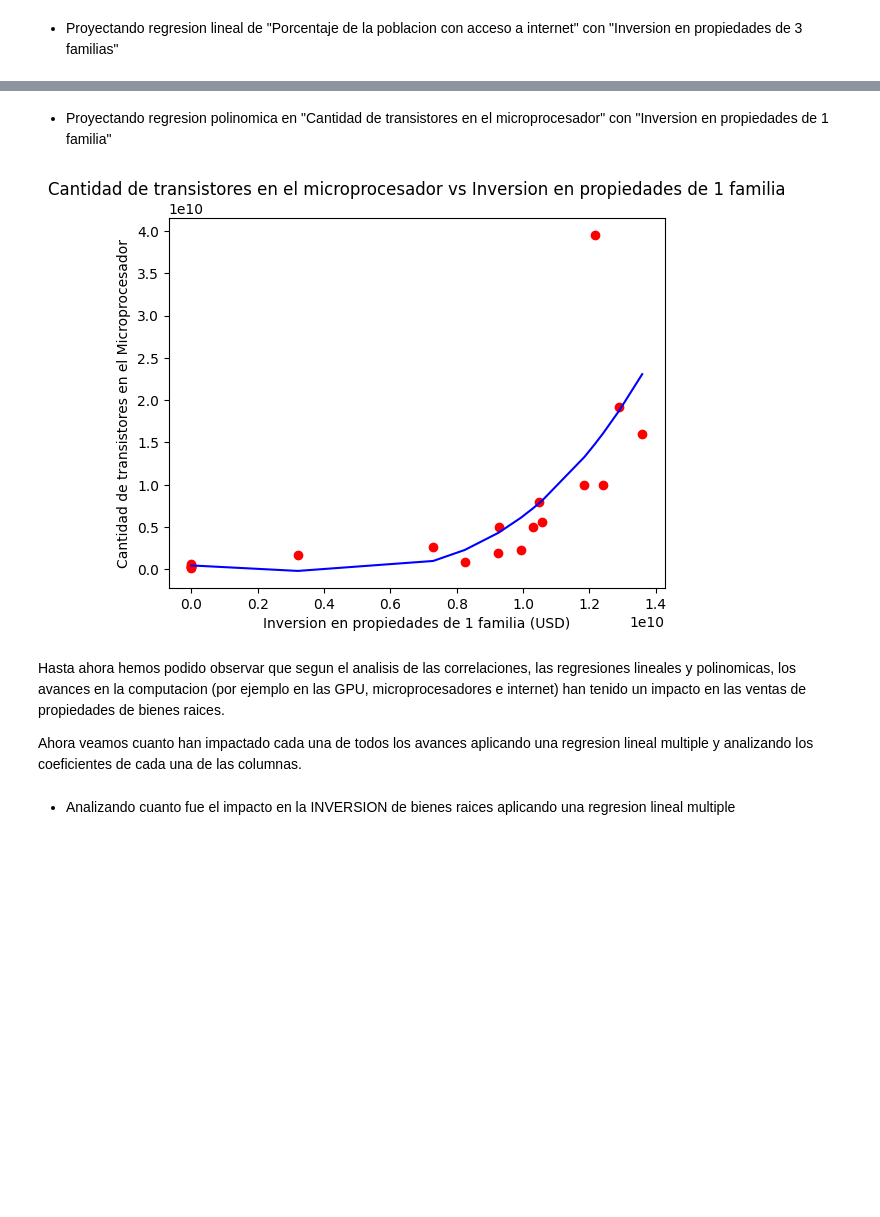
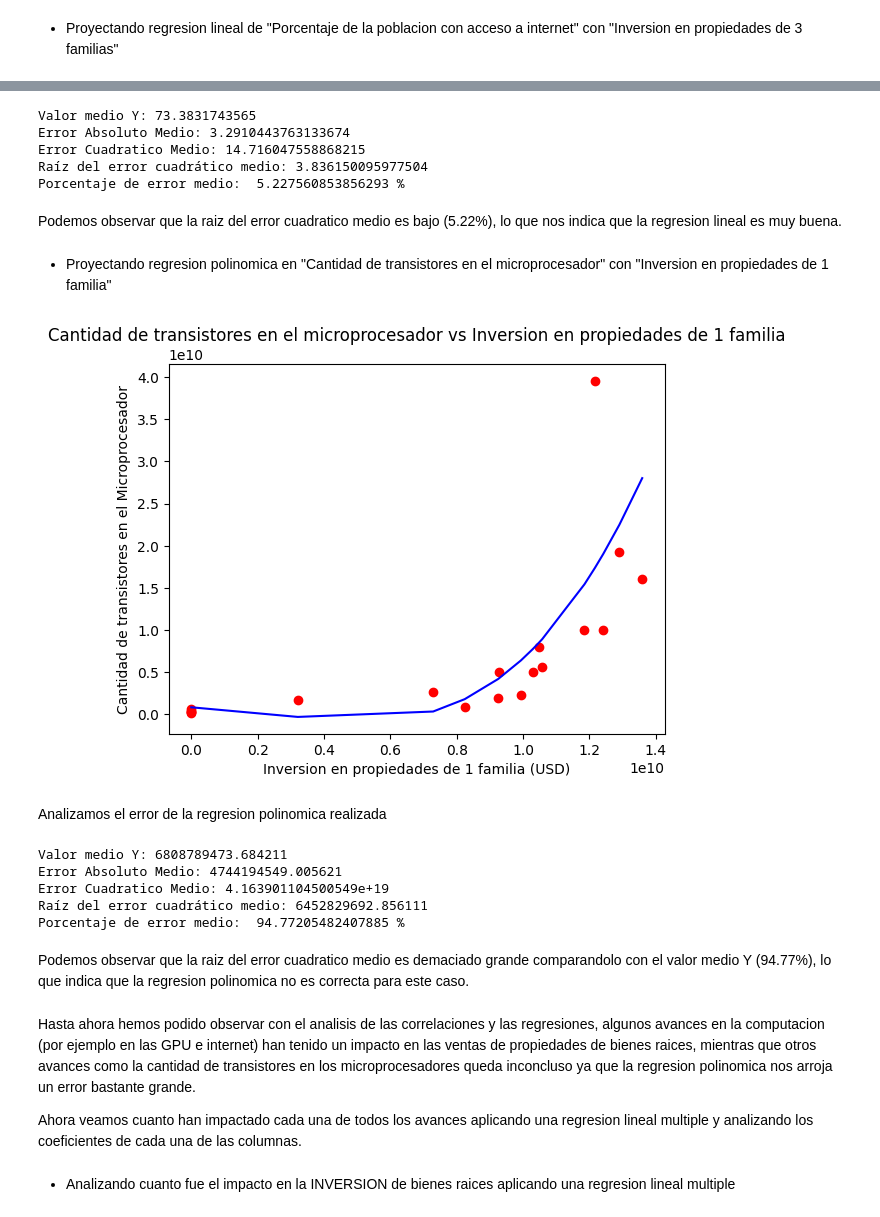
Before and after one commit to LimaBD/math3-unsam, a Jupyter notebook: PDP/impacto_de_la_computacion_en_las_industrias_convencionales.ipynb, the cells around one changed output, grey strips where cells are left out. Cells and saved outputs as stored; diff of their text form; code cells hidden in the pictures; blank space fills up the shorter version.

```diff
--- a/PDP/impacto_de_la_computacion_en_las_industrias_convencionales.ipynb
+++ b/PDP/impacto_de_la_computacion_en_las_industrias_convencionales.ipynb
@@ -1330,30 +1477,56 @@ plt.show()
+# %%
+y_pred = lin_reg.predict(X_test)
+imprimir_error(y, y_test, y_pred)
+# %% [output]
+Valor medio Y: 73.3831743565
+Error Absoluto Medio: 3.2910443763133674
+Error Cuadratico Medio: 14.716047558868215
+Raíz del error cuadrático medio: 3.836150095977504
+Porcentaje de error medio:  5.227560853856293 %
+# %% [markdown]
+Podemos observar que la raiz del error cuadratico medio es bajo (5.22%), lo que nos indica que la regresion lineal es muy buena.
 # %% [markdown]
 * Proyectando regresion polinomica en "Cantidad de transistores en el microprocesador" con "Inversion en propiedades de 1 familia"
 # %%
 # Removemos este valor (solo es una fila) para tener un mejor grafico mas claro.
 computacion_y_bienes_raices = computacion_y_bienes_raices[computacion_y_bienes_raices['re SINGLE FAMILY investment'] < 14000000000]
 # Ordenamos el eje X para evitar una prediccion polinomial horrible
 computacion_y_bienes_raices = computacion_y_bienes_raices.sort_values(by=['re SINGLE FAMILY investment'])
 #
 y = computacion_y_bienes_raices['Microprocessor transistor count'].values.reshape(-1,1)
 X = computacion_y_bienes_raices['re SINGLE FAMILY investment'].values.reshape(-1,1)
 #
+X_train, X_test, y_train, y_test = train_test_split(X, y, test_size=0.2, random_state=0)
+#
 poly_reg=PolynomialFeatures(degree=3)
-X_poly=poly_reg.fit_transform(X)
-poly_reg.fit(X_poly,y)
+X_poly=poly_reg.fit_transform(X_train)
+poly_reg.fit(X_poly, y_train)
 lin_reg2=LinearRegression()
-lin_reg2.fit(X_poly,y)
+lin_reg2.fit(X_poly, y_train)
 #
 plt.scatter(X,y,color='red')
 plt.plot(X,lin_reg2.predict(poly_reg.fit_transform(X)),color='blue')
 plt.title('Cantidad de transistores en el microprocesador vs Inversion en propiedades de 1 familia')
 plt.xlabel('Inversion en propiedades de 1 familia (USD)')
 plt.ylabel('Cantidad de transistores en el Microprocesador')
 plt.show()
 # %% [output]
-[figure, old version]
+[figure, new version]
+# %% [markdown]
+Analizamos el error de la regresion polinomica realizada
+# %%
+y_pred = lin_reg2.predict(poly_reg.fit_transform(X_test))
+imprimir_error(y, y_test, y_pred)
+# %% [output]
+Valor medio Y: 6808789473.684211
+Error Absoluto Medio: 4744194549.005621
+Error Cuadratico Medio: 4.163901104500549e+19
+Raíz del error cuadrático medio: 6452829692.856111
+Porcentaje de error medio:  94.77205482407885 %
+# %% [markdown]
+Podemos observar que la raiz del error cuadratico medio es demaciado grande comparandolo con el valor medio Y (94.77%), lo que indica que la regresion polinomica no es correcta para este caso.
 # %% [markdown]
-Hasta ahora hemos podido observar que segun el analisis de las correlaciones, las regresiones lineales y polinomicas, los avances en la computacion (por ejemplo en las GPU, microprocesadores e internet) han tenido un impacto en las ventas de propiedades de bienes raices.
+Hasta ahora hemos podido observar con el analisis de las correlaciones y las regresiones, algunos avances en la computacion (por ejemplo en las GPU e internet) han tenido un impacto en las ventas de propiedades de bienes raices, mientras que otros avances como la cantidad de transistores en los microprocesadores queda inconcluso ya que la regresion polinomica nos arroja un error bastante grande.
 
 Ahora veamos cuanto han impactado cada una de todos los avances aplicando una regresion lineal multiple y analizando los coeficientes de cada una de las columnas.
 # %% [markdown]
```
Also changed, not shown: parts of 38 cells of this notebook, 1 other file.
